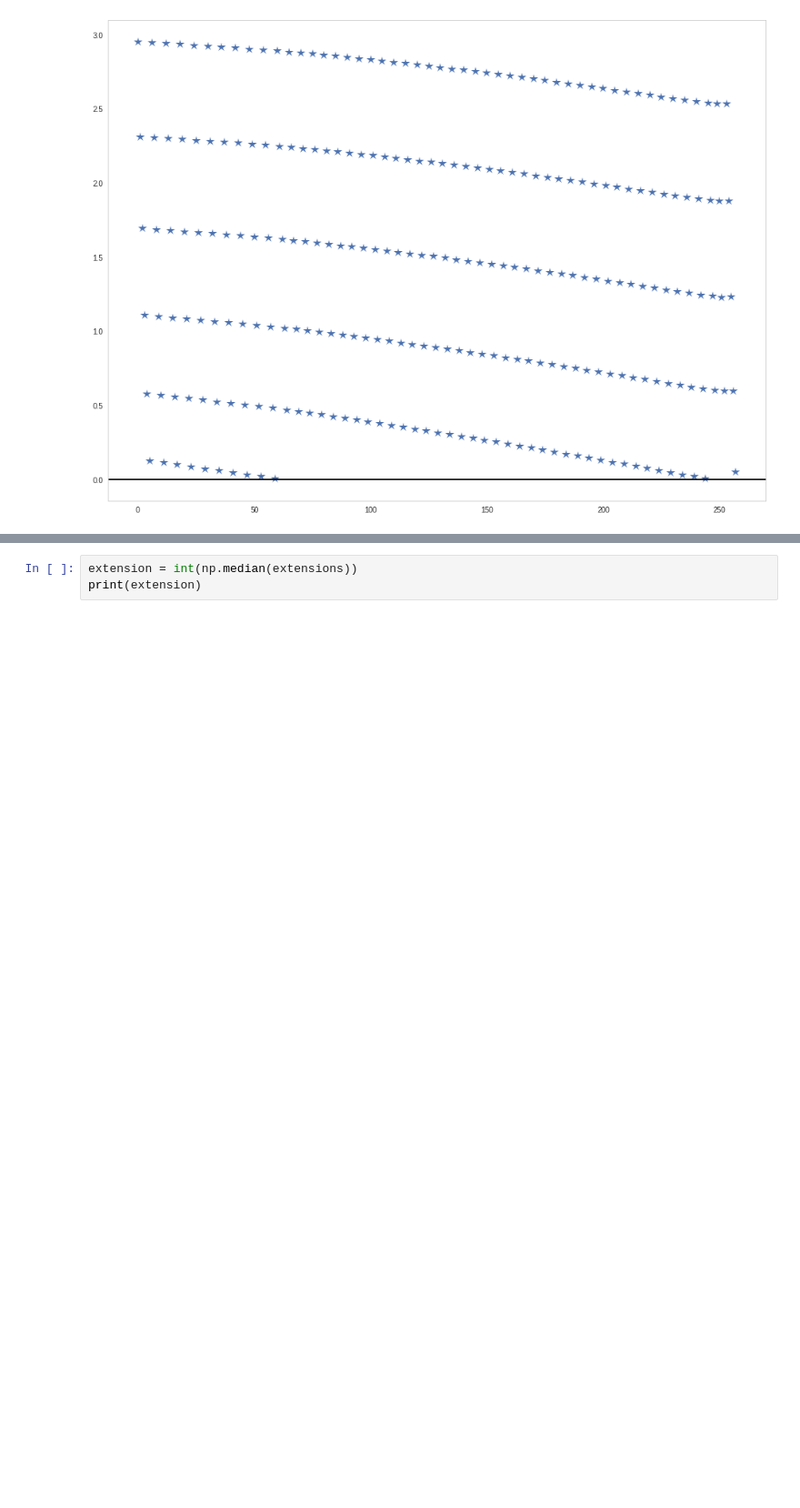
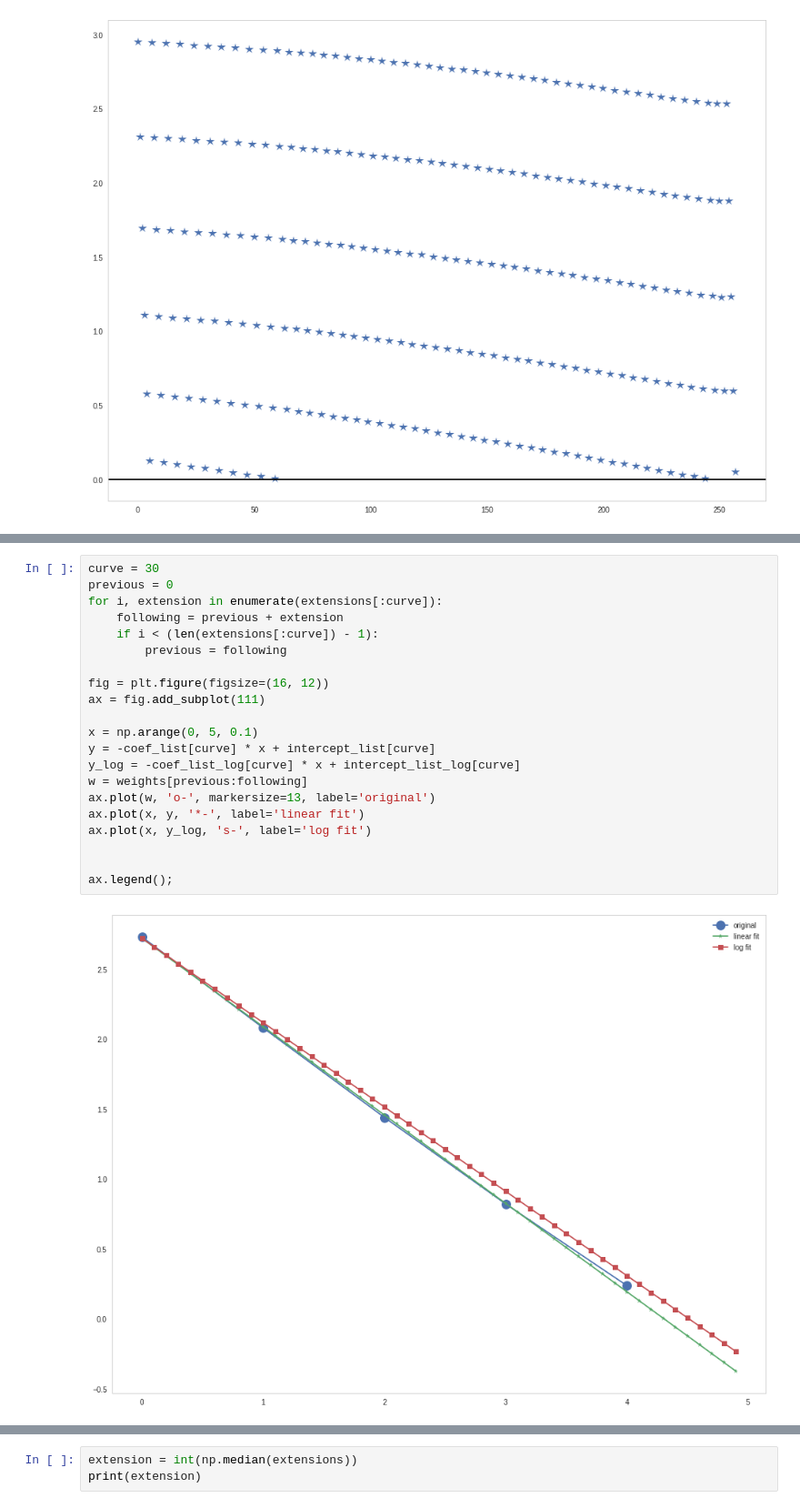
Before and after one commit to h-mayorquin/attractor_sequences, a Jupyter notebook: notebooks/2017-06-04(Study of connectivity matrix I).ipynb, the cells around one changed output, grey strips where cells are left out. Shown at 91% size. Drawn from its saved outputs; the diff is of its cells as text; blank space fills up the shorter version.

```diff
--- a/notebooks/2017-06-04(Study of connectivity matrix I).ipynb
+++ b/notebooks/2017-06-04(Study of connectivity matrix I).ipynb
@@ -270,3 +357,26 @@ We see here the connections between each of the patterns and moreover the weak c
+# %%
+curve = 30
+previous = 0
+for i, extension in enumerate(extensions[:curve]):
+    following = previous + extension
+    if i < (len(extensions[:curve]) - 1):
+        previous = following
+
+fig = plt.figure(figsize=(16, 12))
+ax = fig.add_subplot(111)
+
+x = np.arange(0, 5, 0.1)
+y = -coef_list[curve] * x + intercept_list[curve]
+y_log = -coef_list_log[curve] * x + intercept_list_log[curve]
+w = weights[previous:following]
+ax.plot(w, 'o-', markersize=13, label='original')
+ax.plot(x, y, '*-', label='linear fit')
+ax.plot(x, y_log, 's-', label='log fit')
+
+
+ax.legend();
+# %% [output]
+[figure, added]
 # %%
 extension_decay = np.median(extensions_decay)
 print(extension_decay)
```
Also changed, not shown: parts of 90 cells of this notebook, 3 other files.
